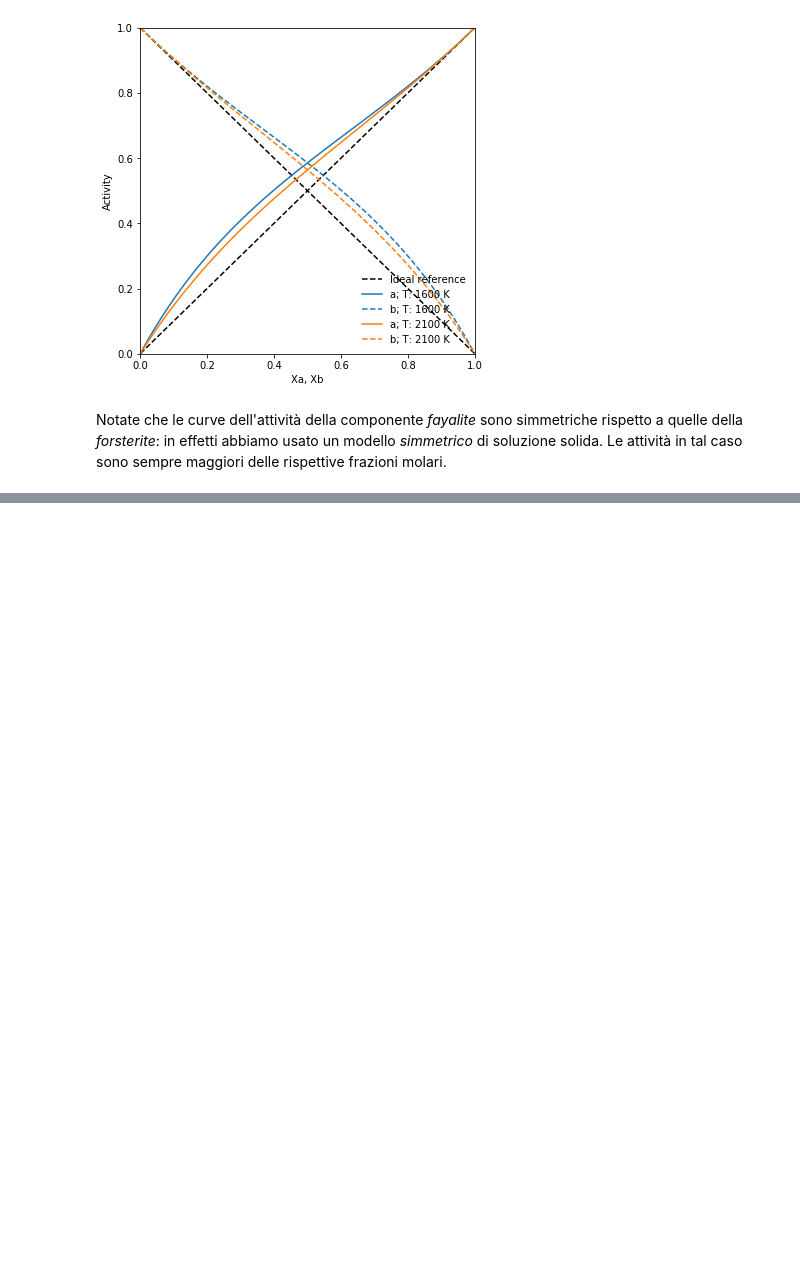
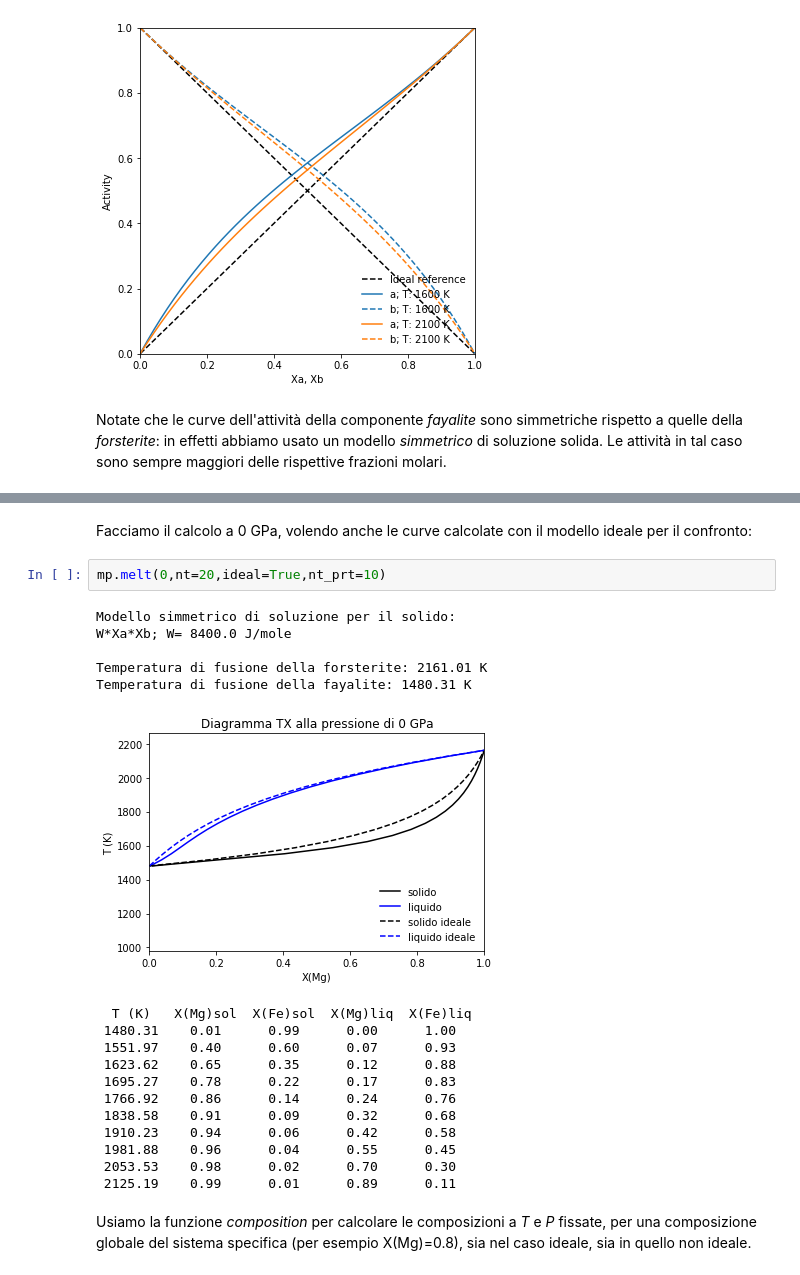
Before and after one commit to Mauro-Prencipe/geochimica, a Jupyter notebook: potenziale_chimico.ipynb, the cells around one changed output, grey strips where cells are left out. Saved outputs shown, nothing was run; the diff lists cells and outputs as text; blank space fills up the shorter version.

```diff
--- a/potenziale_chimico.ipynb
+++ b/potenziale_chimico.ipynb
@@ -379,0 +413,24 @@ Notate che le curve dell'attività della componente *fayalite* sono simmetriche
+# %% [markdown]
+Facciamo il calcolo a 0 GPa, volendo anche le curve calcolate con il modello ideale per il confronto:
+# %%
+mp.melt(0,nt=20,ideal=True,nt_prt=10)
+# %% [output]
+Modello simmetrico di soluzione per il solido:
+W*Xa*Xb; W= 8400.0 J/mole
+
+Temperatura di fusione della forsterite: 2161.01 K
+Temperatura di fusione della fayalite: 1480.31 K
+[figure, added]
+  T (K)   X(Mg)sol  X(Fe)sol  X(Mg)liq  X(Fe)liq
+ 1480.31    0.01      0.99      0.00      1.00
+ 1551.97    0.40      0.60      0.07      0.93
+ 1623.62    0.65      0.35      0.12      0.88
+ 1695.27    0.78      0.22      0.17      0.83
+ 1766.92    0.86      0.14      0.24      0.76
+ 1838.58    0.91      0.09      0.32      0.68
+ 1910.23    0.94      0.06      0.42      0.58
+ 1981.88    0.96      0.04      0.55      0.45
+ 2053.53    0.98      0.02      0.70      0.30
+ 2125.19    0.99      0.01      0.89      0.11
+# %% [markdown]
+Usiamo la funzione *composition* per calcolare le composizioni a *T* e *P* fissate, per una composizione globale del sistema specifica (per esempio X(Mg)=0.8), sia nel caso ideale, sia in quello non ideale.
```
Also changed, not shown: parts of 19 cells of this notebook, 1 other file.
